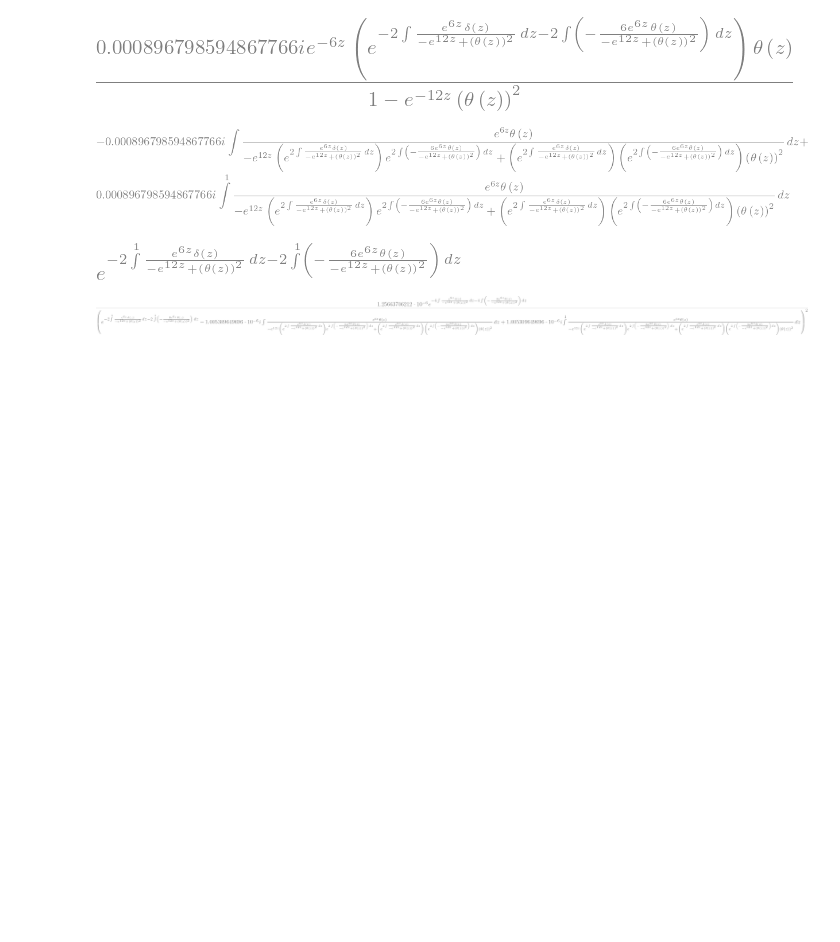
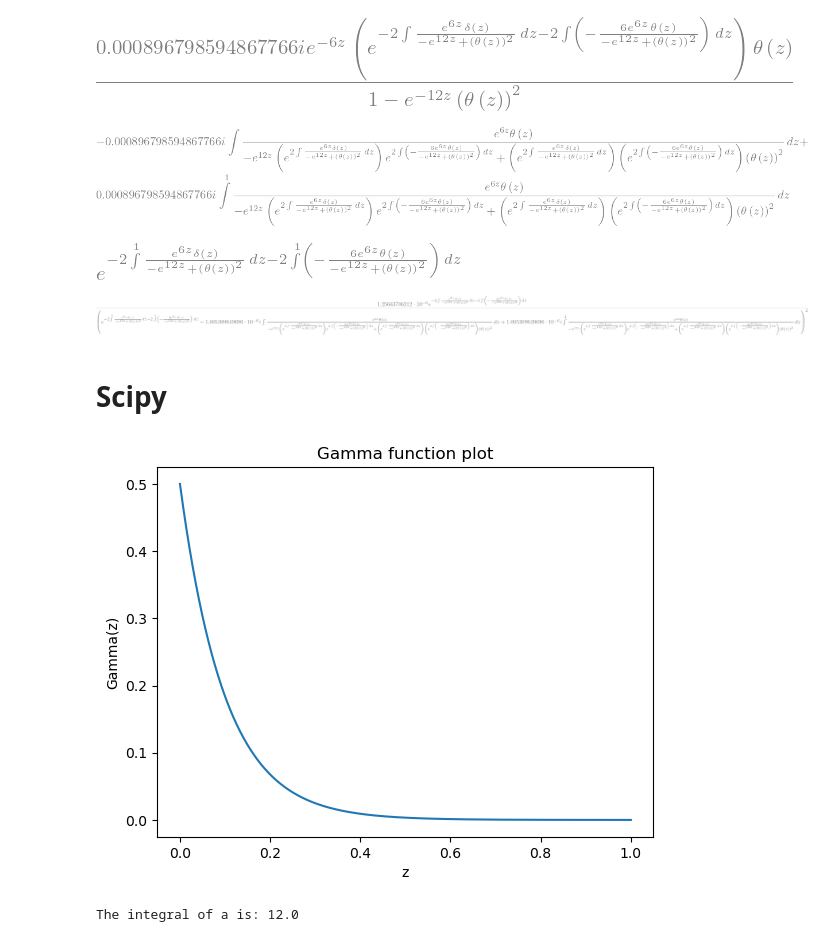
Before and after one commit to Mazz84002/Final-Year-Project, a Jupyter notebook: Finding epsilon for given Gamma/find_eps_for_Gamma.ipynb, the cells around one changed output. Cells and saved outputs as stored; diff of their text form; code cells hidden in the pictures; blank space fills up the shorter version.

```diff
--- a/Finding epsilon for given Gamma/find_eps_for_Gamma.ipynb
+++ b/Finding epsilon for given Gamma/find_eps_for_Gamma.ipynb
@@ -22,5 +22,5 @@ sympy.inverse_laplace_transform(filter, s, z)
 # %%
-Gamma = sympy.inverse_laplace_transform(filter, s, z)
+Gamma = s
 Gamma
 # %% [output]
 [figure]
@@ -70,3 +70,30 @@ eps = xi**2
 eps
 # %% [output]
 [figure]
+# %% [markdown]
+# Scipy
+# %%
+import numpy as np
+import matplotlib.pyplot as plt
+
+def Gamma(z):
+    return 0.5*np.exp(-10*z)
+
+z_vals = np.linspace(0, 1, 1000) # Generate 1000 equally spaced points between 0 and 1
+
+plt.plot(z_vals, Gamma(z_vals))
+plt.xlabel('z')
+plt.ylabel('Gamma(z)')
+plt.title('Gamma function plot')
+plt.show()
+# %% [output]
+[figure, added]
+# %%
+import numpy as np
+
+a = np.array([1, 2, 3, 4, 5]) # Example input array
+A = np.trapz(a) # Calculate the integral of a using the trapezoidal rule
+
+print("The integral of a is:", A)
+# %% [output]
+The integral of a is: 12.0
```
Also changed, not shown: parts of 2 cells of this notebook, 10 other files.
